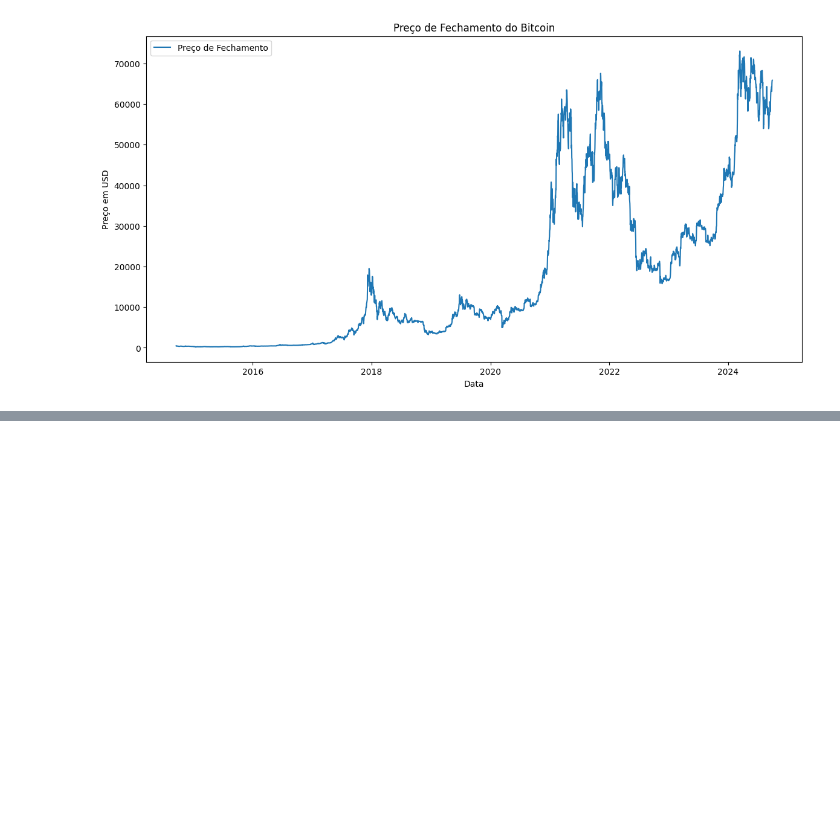
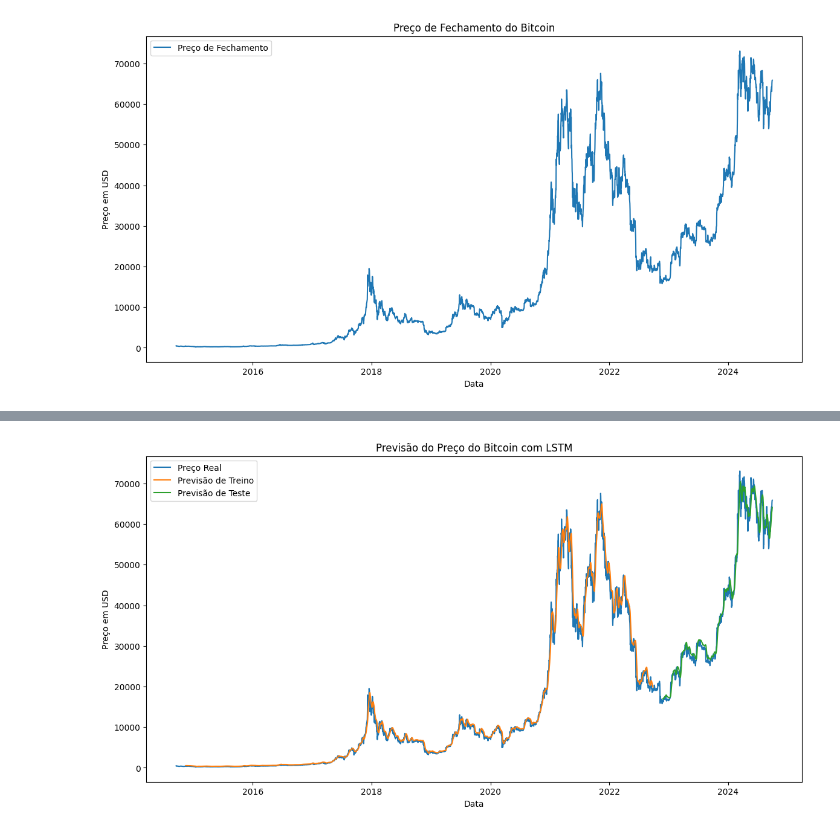
Before and after one commit to pedrocruz2/crypto-learning, a Jupyter notebook: treinamento/bitcoin.ipynb, the cells around one changed output, grey strips where cells are left out. Cells and saved outputs as stored; diff of their text form; code cells hidden in the pictures; blank space fills up the shorter version.

Commit message:
lstm mas acho que ta overfitado

```diff
--- a/treinamento/bitcoin.ipynb
+++ b/treinamento/bitcoin.ipynb
@@ -78,0 +51,83 @@ plt.show()
+# %%
+from sklearn.preprocessing import MinMaxScaler
+from sklearn.metrics import mean_squared_error
+from sklearn.model_selection import train_test_split
+
+from tensorflow.keras.models import Sequential
+from tensorflow.keras.layers import Dense, LSTM
+from tensorflow.keras.preprocessing.sequence import TimeseriesGenerator
+
+import warnings
+warnings.filterwarnings("ignore")
+
+# Coleta dos dados do Bitcoin
+btc = yf.Ticker("BTC-USD")
+data = btc.history(start="2014-01-01", end=pd.to_datetime('today').strftime('%Y-%m-%d'))
+
+# Seleção da coluna 'Close' e preparação dos dados
+df = data[['Close']].reset_index()
+dataset = df['Close'].values.reshape(-1, 1)
+
+# Normalização dos dados
+scaler = MinMaxScaler(feature_range=(0, 1))
+scaled_data = scaler.fit_transform(dataset)
+
+# Divisão em conjuntos de treino e teste usando train_test_split
+train_data, test_data = train_test_split(scaled_data, test_size=0.2, shuffle=False)
+
+# Parâmetro look_back
+look_back = 60  # Número de passos de tempo anteriores usados para prever o próximo valor
+
+# Usando TimeseriesGenerator para criar os conjuntos de dados para o LSTM
+train_generator = TimeseriesGenerator(train_data, train_data, length=look_back, batch_size=64)
+test_generator = TimeseriesGenerator(test_data, test_data, length=look_back, batch_size=64)
+
+# Construção do modelo LSTM
+model = Sequential()
+model.add(LSTM(units=50, return_sequences=True, input_shape=(look_back, 1)))
+model.add(LSTM(units=50))
+model.add(Dense(1))
+
+# Compilação do modelo
+model.compile(loss='mean_squared_error', optimizer='adam')
+
+# Treinamento do modelo
+model.fit(train_generator, epochs=20, validation_data=test_generator, verbose=1)
+
+# Fazer previsões
+train_predict = model.predict(train_generator)
+test_predict = model.predict(test_generator)
+
+# Obter os valores reais correspondentes
+y_train_actual = train_data[look_back:]
+y_test_actual = test_data[look_back:]
+
+# Inverter a normalização
+train_predict = scaler.inverse_transform(train_predict)
+y_train_actual = scaler.inverse_transform(y_train_actual)
+
+test_predict = scaler.inverse_transform(test_predict)
+y_test_actual = scaler.inverse_transform(y_test_actual)
+
+# Calcular RMSE
+train_rmse = np.sqrt(mean_squared_error(y_train_actual, train_predict))
+test_rmse = np.sqrt(mean_squared_error(y_test_actual, test_predict))
+
+print(f'Train RMSE: {train_rmse}')
+print(f'Test RMSE: {test_rmse}')
+
+# Preparar as datas para plotagem
+train_dates = df['Date'][look_back:len(train_predict)+look_back]
+test_dates = df['Date'][len(train_data)+look_back:len(scaled_data)]
+
+# Plotar previsões vs dados reais
+plt.figure(figsize=(14, 7))
+plt.plot(df['Date'], scaler.inverse_transform(scaled_data), label='Preço Real')
+plt.plot(train_dates, train_predict, label='Previsão de Treino')
+plt.plot(test_dates, test_predict, label='Previsão de Teste')
+plt.title('Previsão do Preço do Bitcoin com LSTM')
+plt.xlabel('Data')
+plt.ylabel('Preço em USD')
+plt.legend()
+plt.show()
+# %% [output]
@@ -78,0 +160 @@ plt.show()
+[figure, added]
```
Also changed, not shown: parts of 4 cells of this notebook.
